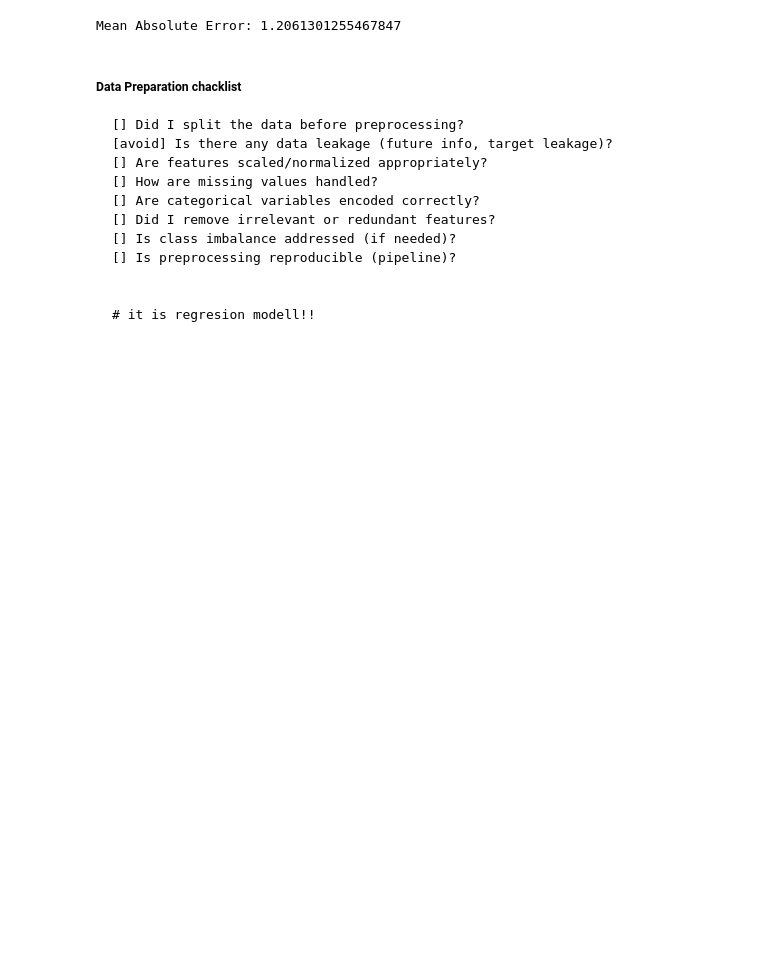
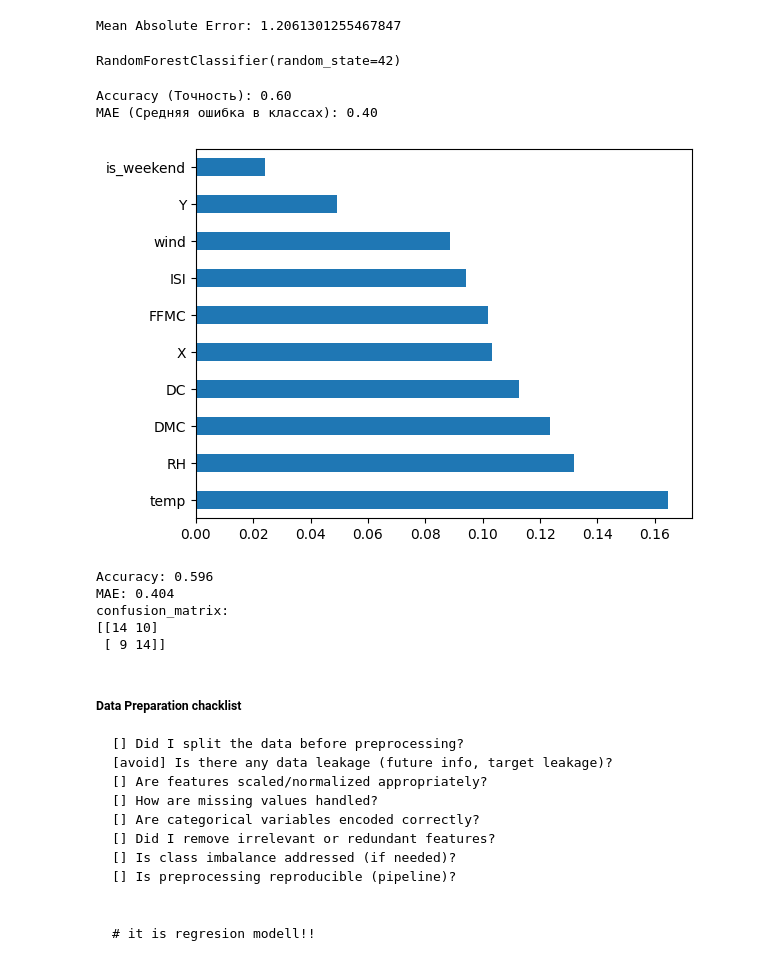
Before and after one commit to sorokdva42/machine_learning_geosciences, a Jupyter notebook: 06_ML_workflow/06_2_LAB_ML_workflow_exercise.ipynb, the cells around one changed output. Drawn from its saved outputs; the diff is of its cells as text; code cells hidden in the pictures; blank space fills up the shorter version.

```diff
--- a/06_ML_workflow/06_2_LAB_ML_workflow_exercise.ipynb
+++ b/06_ML_workflow/06_2_LAB_ML_workflow_exercise.ipynb
@@ -234,7 +302,32 @@ scaler = StandardScaler()
 X_train_scaled = scaler.fit_transform(X_train)
 X_test_scaled = scaler.transform(X_test)
 # %%
-# SMOGER
+# was on lection
+# SMOGN
+from imblearn.over_sampling import SMOTE
+
+
+
+sm = SMOTE(random_state=42)
+X_res, y_res = sm.fit_resample(X_train, y_train)
+
+model.fit(X_res, y_res)
+# %% [output]
+RandomForestClassifier(random_state=42)
+# %%
+from sklearn.metrics import accuracy_score, mean_absolute_error
+
+y_pred = model.predict(X_test)
+
+accuracy = accuracy_score(y_test, y_pred)
+
+mae = mean_absolute_error(y_test, y_pred)
+
+print(f"Accuracy : {accuracy:.2f}")
+print(f"MAE : {mae:.2f}")
+# %% [output]
+Accuracy (Точность): 0.60
+MAE (Средняя ошибка в классах): 0.40
 # %%
 # many 0, some areas > 0  up to 1000 ha
 # squere riit of burned area?
@@ -242,3 +336,29 @@ X_test_scaled = scaler.transform(X_test)
+# %%
+feat_importances = pd.Series(model.feature_importances_, index=X.columns)
+feat_importances.nlargest(10).plot(kind='barh')
+plt.show()
+# %% [output]
+[figure, added]
+# %%
+from sklearn.metrics import accuracy_score, mean_absolute_error, confusion_matrix
+
+y_pred = model.predict(X_test)
+
+acc = accuracy_score(y_test, y_pred)
+
+mae = mean_absolute_error(y_test, y_pred)
+
+print(f"Accuracy: {acc:.3f}")
+print(f"MAE: {mae:.3f}")
+
+print("confusion_matrix:")
+print(confusion_matrix(y_test, y_pred))
+# %% [output]
+Accuracy: 0.596
+MAE: 0.404
+confusion_matrix:
+[[14 10]
+ [ 9 14]]
 # %%
 # car values to numerical
 # %%
```
Also changed, not shown: parts of 14 cells of this notebook.
